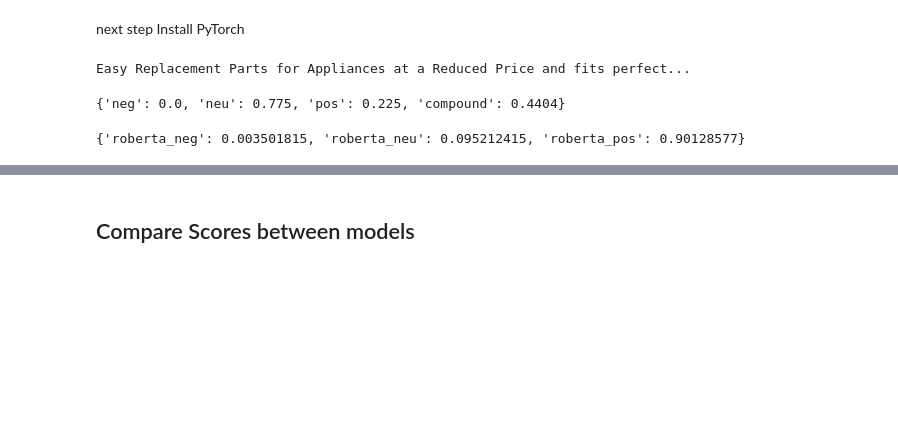
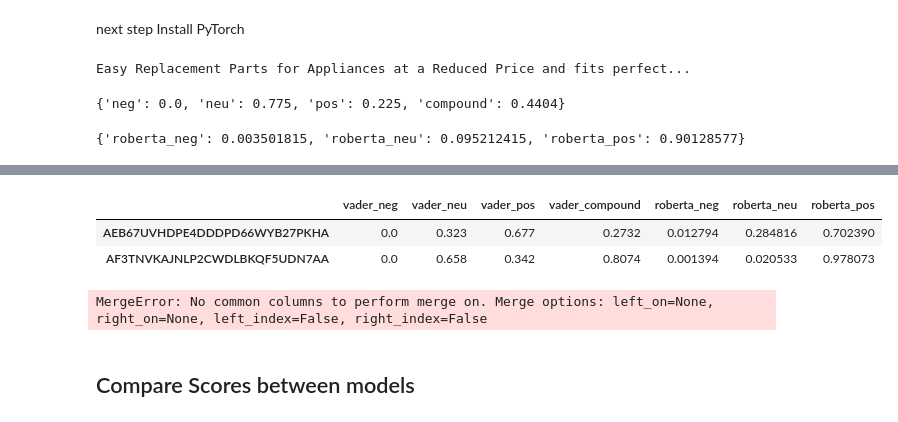
Before and after one commit to gisellegomezp/Project3, a Jupyter notebook: Giselle/testing vader and roberta.ipynb, the cells around one changed output, grey strips where cells are left out. Drawn from its saved outputs; the diff is of its cells as text; code cells hidden in the pictures; blank space fills up the shorter version.

```diff
--- a/Giselle/testing vader and roberta.ipynb
+++ b/Giselle/testing vader and roberta.ipynb
@@ -325,7 +334,18 @@ KeyboardInterrupt:
 # %%
 results_df = pd.DataFrame(res).T
-results_df = results_df.reset_index().rename(columns={'index': 'Id'})
-results_df = results_df.merge(df, how='left')
+# results_df = results_df.reset_index().rename(columns={'index': 'Id'})
+# results_df = results_df.merge(df, how='left')
+# %%
+#results_df = results_df.reset_index().rename(columns={'index': 'Id'})
+results_df.head(2)
+# %% [output]
+|  | vader_neg | vader_neu | vader_pos | vader_compound | roberta_neg | roberta_neu | roberta_pos |
+| AEB67UVHDPE4DDDPD66WYB27PKHA | 0.0 | 0.323 | 0.677 | 0.2732 | 0.012794 | 0.284816 | 0.702390 |
+| AF3TNVKAJNLP2CWDLBKQF5UDN7AA | 0.0 | 0.658 | 0.342 | 0.8074 | 0.001394 | 0.020533 | 0.978073 |
+# %%
+results_df = results_df.merge(df, how='inner')
+# %% [output]
+MergeError: No common columns to perform merge on. Merge options: left_on=None, right_on=None, left_index=False, right_index=False
 # %% [markdown]
 ## Compare Scores between models
 # %%
```
Also changed, not shown: parts of 4 cells of this notebook, 3 other files.
